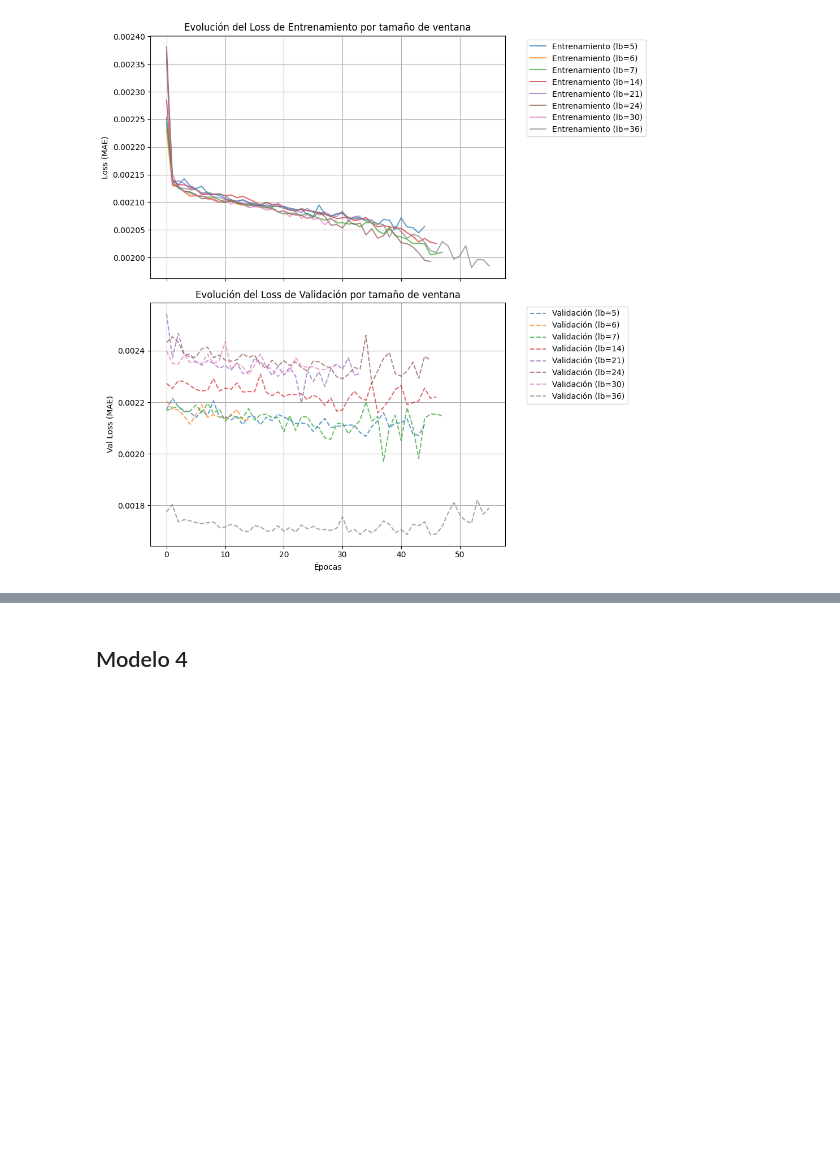
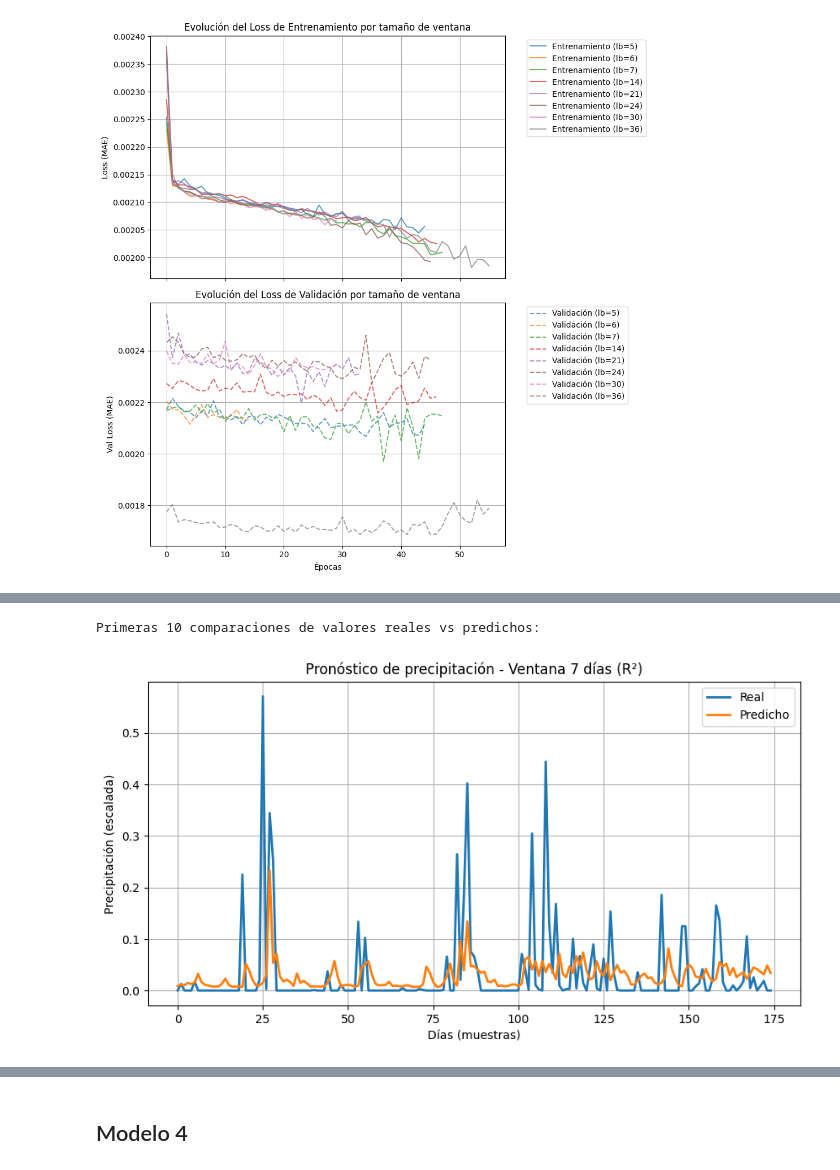
Before and after one commit to Laura9704/Fundamentos_MCD, a Jupyter notebook: Modelo_RNN.ipynb, the cells around one changed output, grey strips where cells are left out. Saved outputs shown, nothing was run; the diff lists cells and outputs as text; code cells hidden in the pictures; blank space fills up the shorter version.

```diff
--- a/Modelo_RNN.ipynb
+++ b/Modelo_RNN.ipynb
@@ -1448,0 +1622,16 @@ params = {
+# %%
+best_lookback = results_df.loc[results_df['R²'].idxmax(), 'Lookback']
+pred_df = predictions_dict[best_lookback]
+print("\nPrimeras 10 comparaciones de valores reales vs predichos:")
+plt.figure(figsize=(10,5))
+plt.plot(pred_df['Real'].values[:200], label='Real', linewidth=2)
+plt.plot(pred_df['Predicho'].values[:200], label='Predicho', linewidth=2)
+plt.title(f'Pronóstico de precipitación - Ventana {best_lookback} días (R²)')
+plt.xlabel('Días (muestras)')
+plt.ylabel('Precipitación (escalada)')
+plt.legend()
+plt.grid(True)
+plt.show()
+# %% [output]
+Primeras 10 comparaciones de valores reales vs predichos:
+[figure, added]
```
Also changed, not shown: parts of 7 cells of this notebook.
